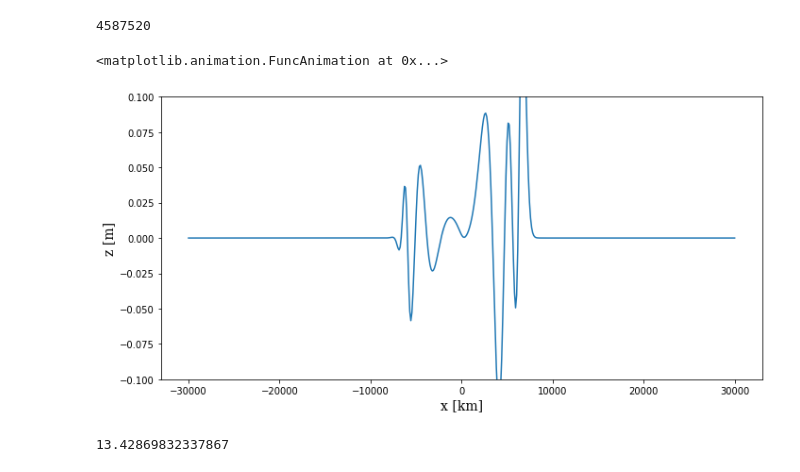
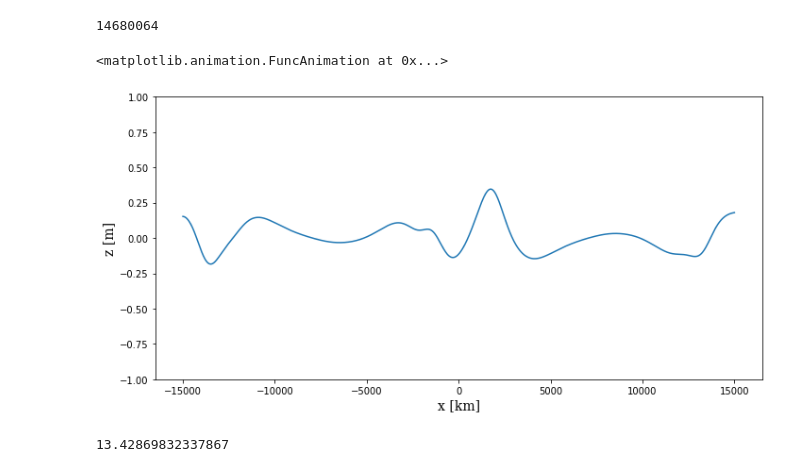
Before and after one commit to kazumasa-ueno/Shallow_Water, a Jupyter notebook: Kelvin-wave/plot.ipynb, the cells around one changed output. Saved outputs shown, nothing was run; the diff lists cells and outputs as text; code cells hidden in the pictures.

```diff
--- a/Kelvin-wave/plot.ipynb
+++ b/Kelvin-wave/plot.ipynb
@@ -95,19 +95,19 @@ def animation2D(X, Y, u, v, eta_list, frame_interval, filename):
     anim.save("{}.mp4".format(filename), writer = mpeg_writer)
     return anim
 # %%
-def animationX(x, eta_list, frame_interval, filename):
+def animationX(x,y, eta_list, frame_interval, filename):
     fig = plt.figure(figsize = (10, 5), facecolor = "white")
     ax1 = fig.add_subplot(111)
 
-    wave = ax1.plot(x, eta_list[0,128])
+    wave = ax1.plot(x, eta_list[0,y])
 
 
     def update(num):
         ax1.clear()
-        wave = ax1.plot(x, eta_list[num,128])
+        wave = ax1.plot(x, eta_list[num,y])
         ax1.set_xlabel("x [km]", fontname = "serif", fontsize = 14)
         ax1.set_ylabel("z [m]", fontname = "serif", fontsize = 14)
-        ax1.set_ylim(-0.1,0.1)
+        ax1.set_ylim(-1,1)
         plt.tight_layout()
         return wave,
 
@@ -119,34 +119,36 @@ def animationX(x, eta_list, frame_interval, filename):
     anim.save("{}.mp4".format(filename), writer = mpeg_writer)
     return anim
 # %%
-nt = 16
+nt = 126
 # k=1
 # l=7
-n = int(512)
-ny = int(256)
+n = int(512*2)
+ny = int(256*1)
 # z = np.loadtxt("./output/z{}.txt".format(k))
 # z = z.reshape(nt,ny,n)
 
+# z = np.loadtxt("../Anomary/output/z.txt")
+# z = np.loadtxt("./output/out022702/z3.txt")
 z = np.loadtxt("./output/z.txt")
 z = z.reshape(nt,ny,n)
-u = np.loadtxt("./output/u.txt")
-v = np.loadtxt("./output/v.txt")
+# u = np.loadtxt("./output/u.txt")
+# v = np.loadtxt("./output/v.txt")
 # u = u.reshape(nt,ny,n)
 # v = v.reshape(nt,ny,n)
 
-x = np.linspace(-30000,30000,n)
+x = np.linspace(-15000,15000,n)
 y = np.linspace(-15000,15000,ny)
 # x,y = np.meshgrid(x, y)
 # y, x = np.mgrid[:z[0].shape[0], :z[0].shape[1]]
-# %%
-35*256*512
-# %% [output]
-4587520
+# %%
+256*1024*56
+# %% [output]
+14680064
 # %%
-animationX(x, z, 3600, "./fig/equat2")
+animationX(x, 128, z, 20, "./fig/equat8")
 # %% [output]
 <matplotlib.animation.FuncAnimation at 0x...>
-[figure, old version]
+[figure, new version]
 # %%
 nt = 1200
 n = int(128)
```
Also changed, not shown: parts of 2 cells of this notebook, 4 other files.
